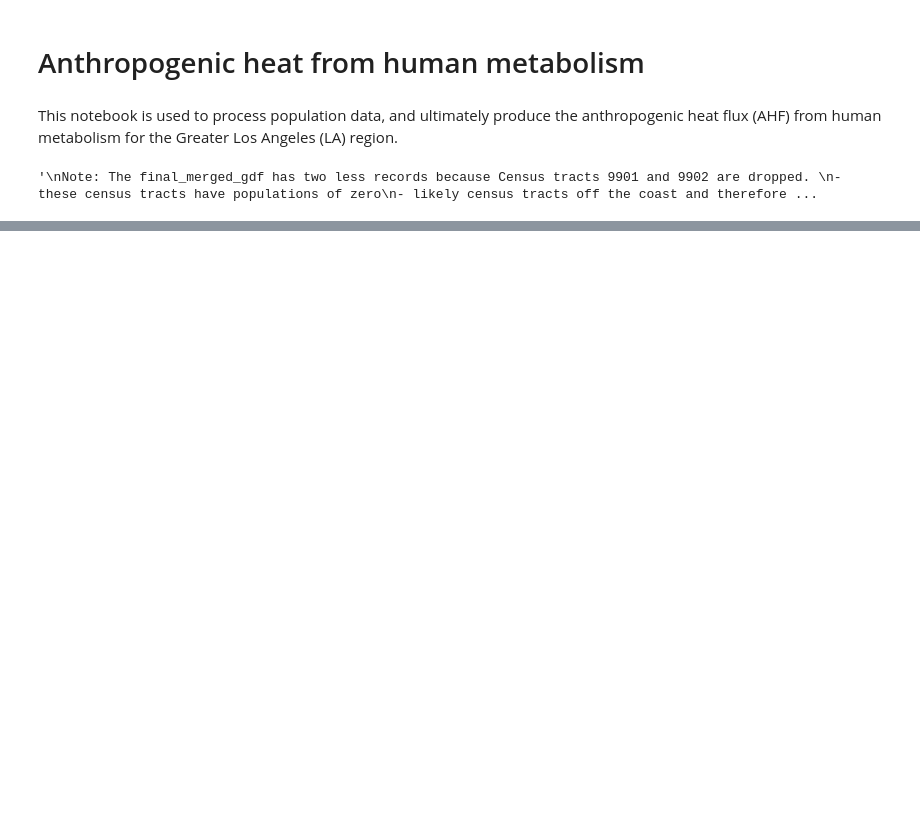
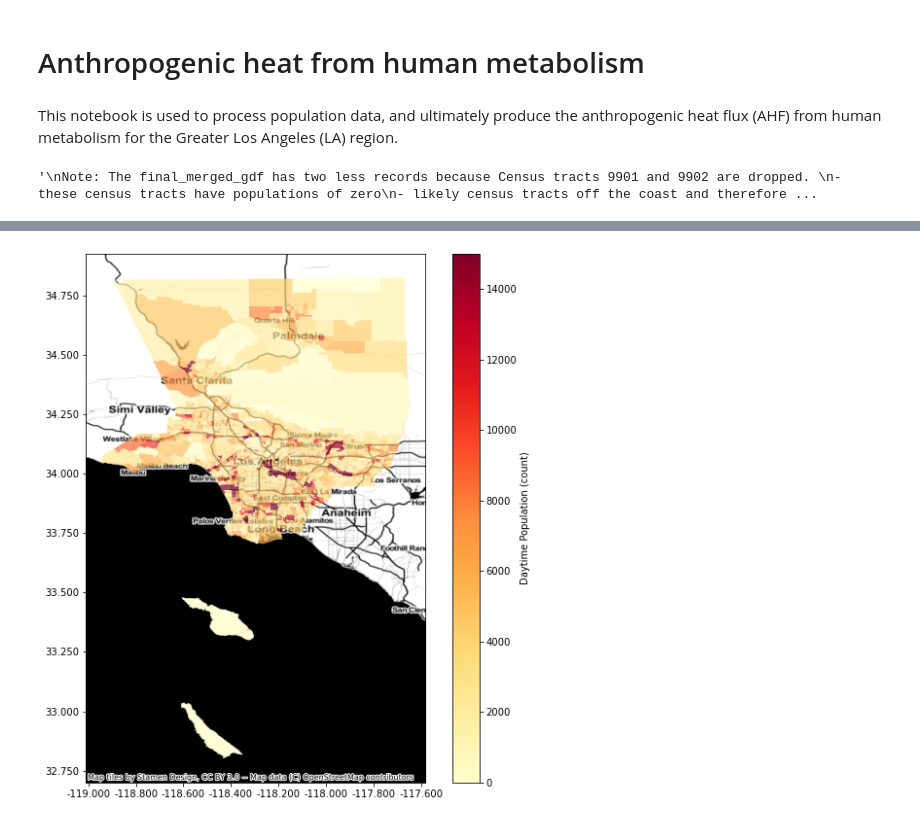
Before and after one commit to josephko91/anthropogenic-heat-la, a Jupyter notebook: metabolism.ipynb, the cells around one changed output, grey strips where cells are left out. Cells and saved outputs as stored; diff of their text form; code cells hidden in the pictures; blank space fills up the shorter version.

```diff
--- a/metabolism.ipynb
+++ b/metabolism.ipynb
@@ -81,3 +131,15 @@ Note: The final_merged_gdf has two less records because Census tracts 9901 and 9
+# %%
+# map daytime-time (commute-adjusted) population
+ax = final_merged_gdf.plot(figsize=(10,10), column='pop_daytime_adj', alpha=0.7,
+                           legend=True, cmap='YlOrRd',
+                           vmin = 0, vmax = 15000,
+                           legend_kwds={'label':'Daytime Population (count)'})
+ax.get_xaxis().get_major_formatter().set_useOffset(False)
+ctx.add_basemap(ax, source=ctx.providers.Stamen.Toner, crs='EPSG:4326')
+ax.xaxis.set_major_formatter(FormatStrFormatter('%.3f'))
+ax.yaxis.set_major_formatter(FormatStrFormatter('%.3f'))
+# %% [output]
+[figure, added]
 # %%
 """
 https://www.census.gov/topics/employment/commuting/guidance/calculations.html
```
Also changed, not shown: parts of 5 cells of this notebook, 1 other file.
